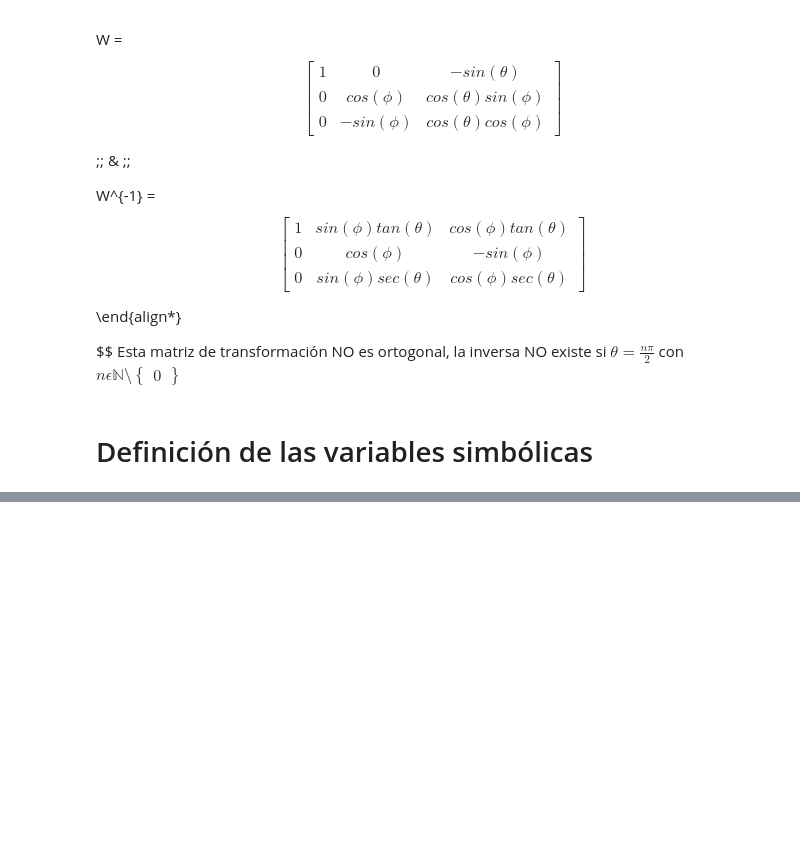
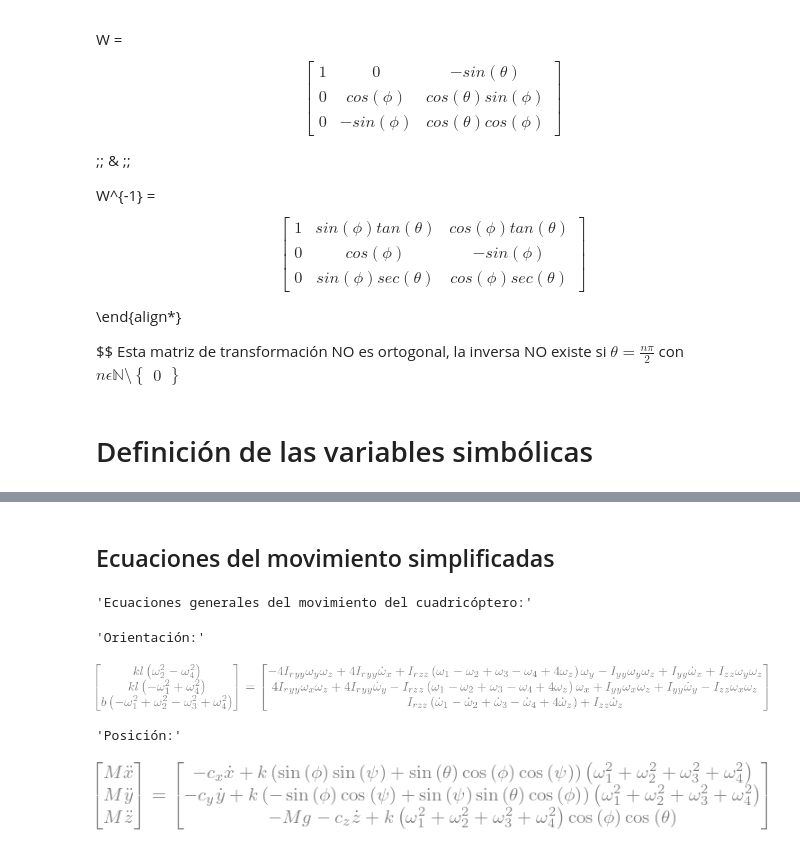
Before and after one commit to physicsIS/quadcopter, a Jupyter notebook: math_model.ipynb, the cells around one changed output, grey strips where cells are left out. Cells and saved outputs as stored; diff of their text form; code cells hidden in the pictures; blank space fills up the shorter version.

```diff
--- a/math_model.ipynb
+++ b/math_model.ipynb
@@ -151,0 +152,3 @@ k, b, cx,cy,cz , l , Ixx, Iyy, Izz , Irxx, Iryy , Irzz, g = smp.symbols(r'k, b,c
+# %%
+Icuerpo = smp.Matrix([[Ixx,0,0],[0,Iyy,0],[0,0,Izz]])
+Irotor = smp.Matrix([[Irxx,0,0],[0,Iryy,0],[0,0,Irzz]])
@@ -182,0 +216,16 @@ aux1 = W_inv*omega
+# %% [markdown]
+## Ecuaciones del movimiento simplificadas
+# %%
+orientacion = orientacion.subs([(Irxx,Iryy),(Ixx,Iyy)])
+
+display("Ecuaciones generales del movimiento del cuadricóptero:")
+display("Orientación:")
+display(orientacion)
+display("Posición:")
+display(posicion)
+# %% [output]
+'Ecuaciones generales del movimiento del cuadricóptero:'
+'Orientación:'
+[figure, added]
+'Posición:'
+[figure, added]
```
Also changed, not shown: parts of 8 cells of this notebook.
